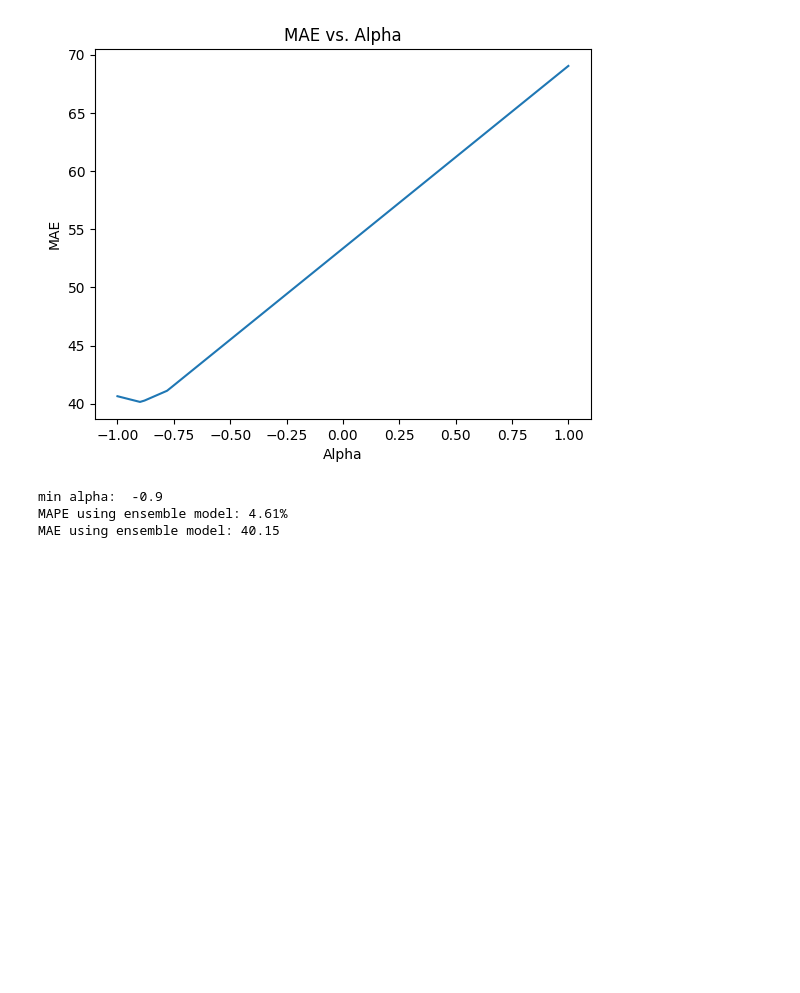
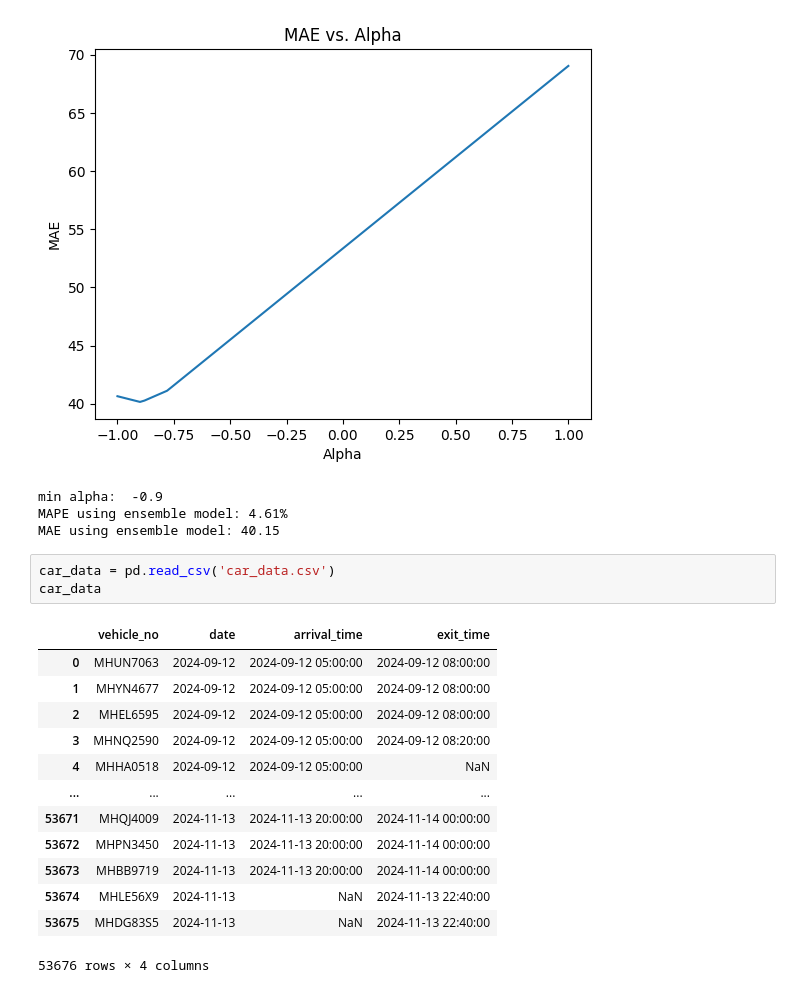
Before and after one commit to balaji1029/dai-homework-4, a Jupyter notebook: q1/1 MJ.ipynb, the cells around one changed output. Cells and saved outputs as stored; diff of their text form; blank space fills up the shorter version.

```diff
--- a/q1/1 MJ.ipynb
+++ b/q1/1 MJ.ipynb
@@ -538,3 +538,20 @@ print(f"MAE using ensemble model: {mae_ensemble:.2f}")
 min alpha:  -0.9
 MAPE using ensemble model: 4.61%
 MAE using ensemble model: 40.15
+# %%
+car_data = pd.read_csv('car_data.csv')
+car_data
+# %% [output]
+|  | vehicle_no | date | arrival_time | exit_time |
+| 0 | MHUN7063 | 2024-09-12 | 2024-09-12 05:00:00 | 2024-09-12 08:00:00 |
+| 1 | MHYN4677 | 2024-09-12 | 2024-09-12 05:00:00 | 2024-09-12 08:00:00 |
+| 2 | MHEL6595 | 2024-09-12 | 2024-09-12 05:00:00 | 2024-09-12 08:00:00 |
+| 3 | MHNQ2590 | 2024-09-12 | 2024-09-12 05:00:00 | 2024-09-12 08:20:00 |
+| 4 | MHHA0518 | 2024-09-12 | 2024-09-12 05:00:00 | NaN |
+| ... | ... | ... | ... | ... |
+| 53671 | MHQJ4009 | 2024-11-13 | 2024-11-13 20:00:00 | 2024-11-14 00:00:00 |
+| 53672 | MHPN3450 | 2024-11-13 | 2024-11-13 20:00:00 | 2024-11-14 00:00:00 |
+| 53673 | MHBB9719 | 2024-11-13 | 2024-11-13 20:00:00 | 2024-11-14 00:00:00 |
+| 53674 | MHLE56X9 | 2024-11-13 | NaN | 2024-11-13 22:40:00 |
+| 53675 | MHDG83S5 | 2024-11-13 | NaN | 2024-11-13 22:40:00 |
+53676 rows × 4 columns
```
Also changed, not shown: parts of 5 cells of this notebook, 2 other files.
